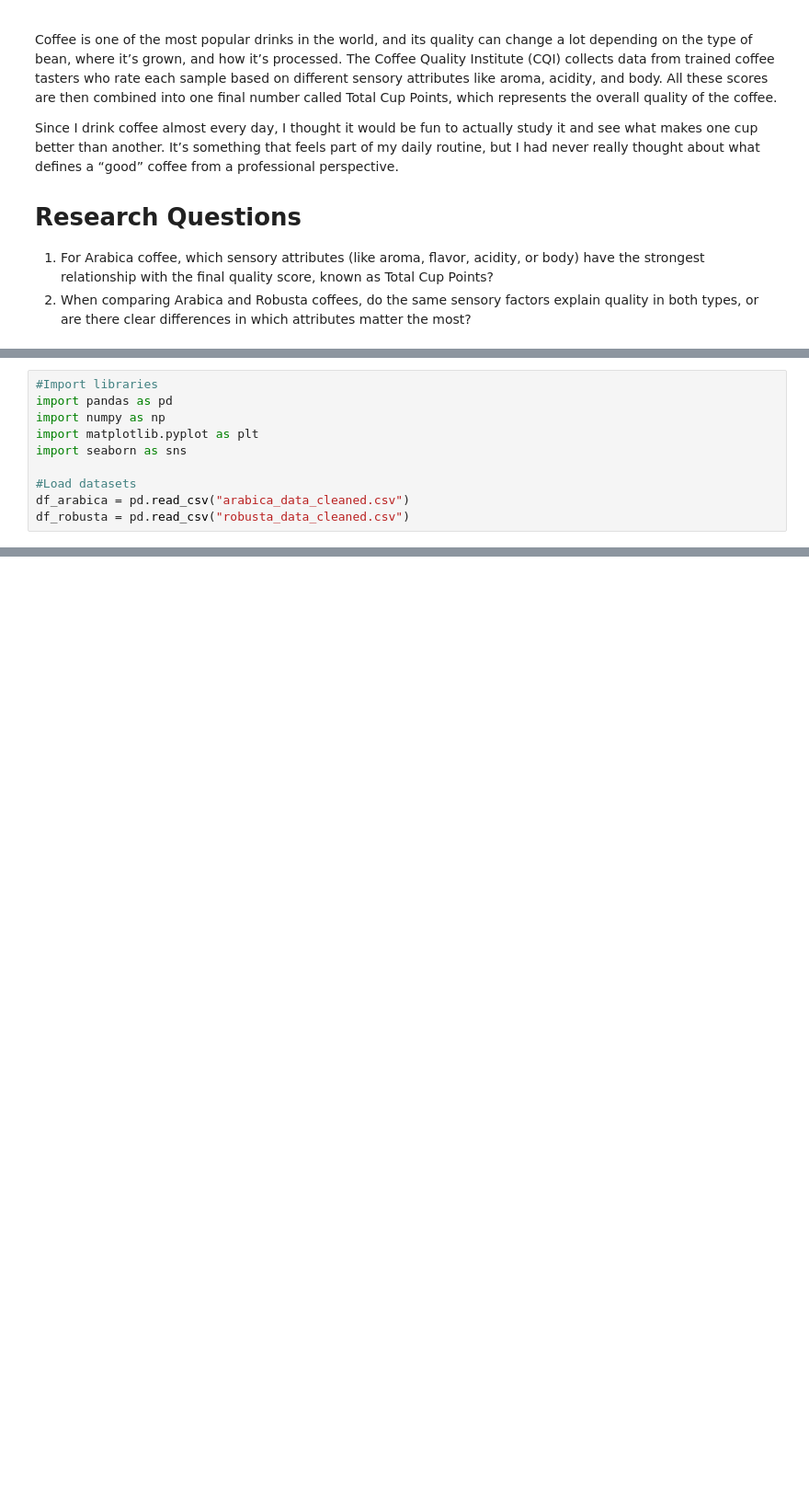
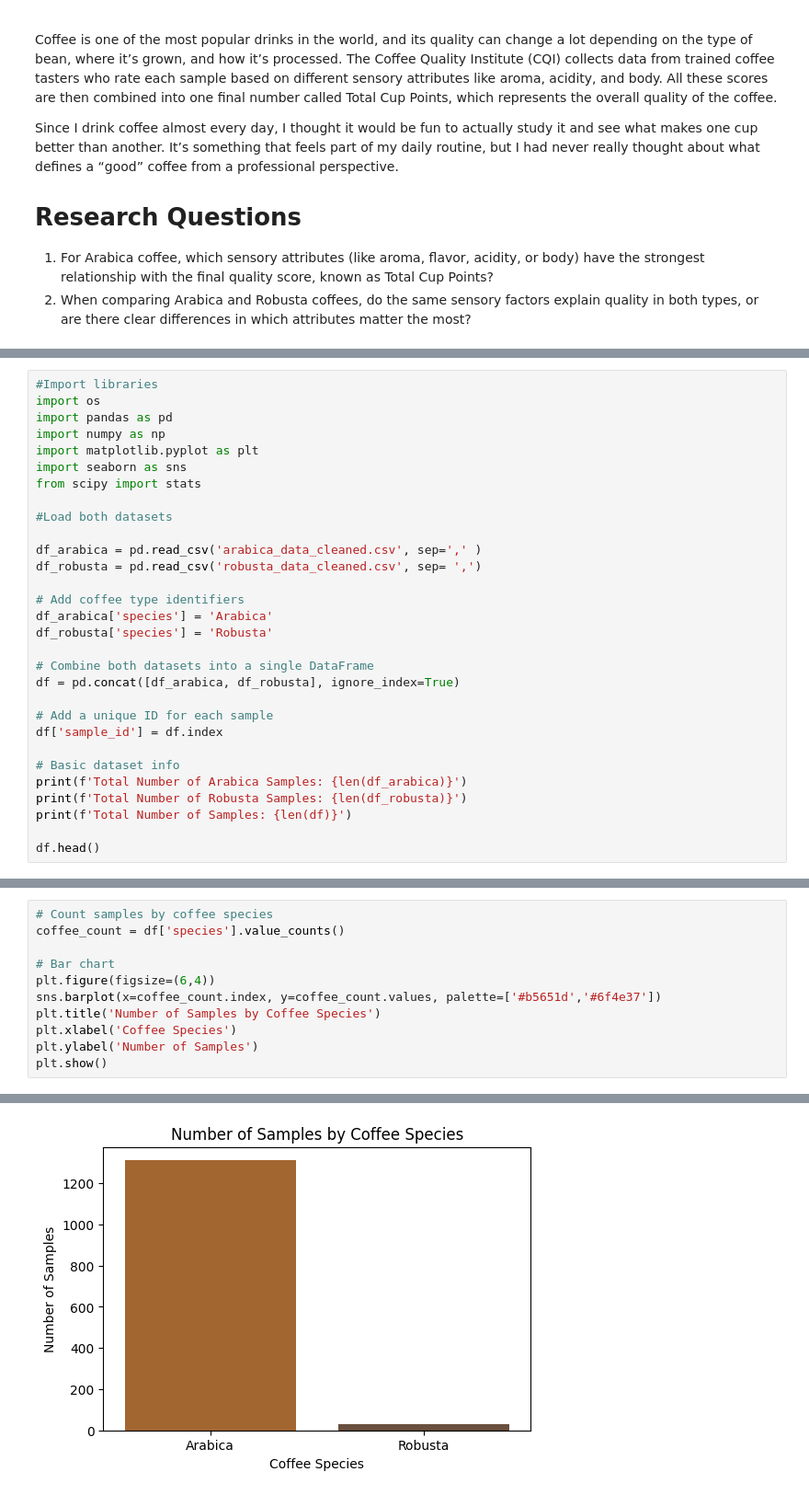
Before and after one commit to mbaguesgalvez/marinabagues.github.io, a Jupyter notebook: CMPS 3160-Coffee_Project.ipynb, the cells around one changed output, grey strips where cells are left out. Shown: that part at 92% size. Cells and saved outputs as stored; diff of their text form; blank space fills up the shorter version.

```diff
--- a/CMPS 3160-Coffee_Project.ipynb
+++ b/CMPS 3160-Coffee_Project.ipynb
@@ -65,10 +64,30 @@ Resolving deltas: 100% (6/6), done.
 # %%
 #Import libraries
+import os
 import pandas as pd
 import numpy as np
 import matplotlib.pyplot as plt
 import seaborn as sns
+from scipy import stats
 
-#Load datasets
-df_arabica = pd.read_csv("arabica_data_cleaned.csv")
-df_robusta = pd.read_csv("robusta_data_cleaned.csv")
+#Load both datasets
+
+df_arabica = pd.read_csv('arabica_data_cleaned.csv', sep=',' )
+df_robusta = pd.read_csv('robusta_data_cleaned.csv', sep= ',')
+
+# Add coffee type identifiers
+df_arabica['species'] = 'Arabica'
+df_robusta['species'] = 'Robusta'
+
+# Combine both datasets into a single DataFrame
+df = pd.concat([df_arabica, df_robusta], ignore_index=True)
+
+# Add a unique ID for each sample
+df['sample_id'] = df.index
+
+# Basic dataset info
+print(f'Total Number of Arabica Samples: {len(df_arabica)}')
+print(f'Total Number of Robusta Samples: {len(df_robusta)}')
+print(f'Total Number of Samples: {len(df)}')
+
+df.head()
@@ -74,0 +163,12 @@ df_robusta = pd.read_csv("robusta_data_cleaned.csv")
+# %%
+# Count samples by coffee species
+coffee_count = df['species'].value_counts()
+
+# Bar chart
+plt.figure(figsize=(6,4))
+sns.barplot(x=coffee_count.index, y=coffee_count.values, palette=['#b5651d','#6f4e37'])
+plt.title('Number of Samples by Coffee Species')
+plt.xlabel('Coffee Species')
+plt.ylabel('Number of Samples')
+plt.show()
+# %% [output]
@@ -74,0 +178 @@ df_robusta = pd.read_csv("robusta_data_cleaned.csv")
+[figure, added]
```
Also changed, not shown: parts of 16 cells of this notebook.
